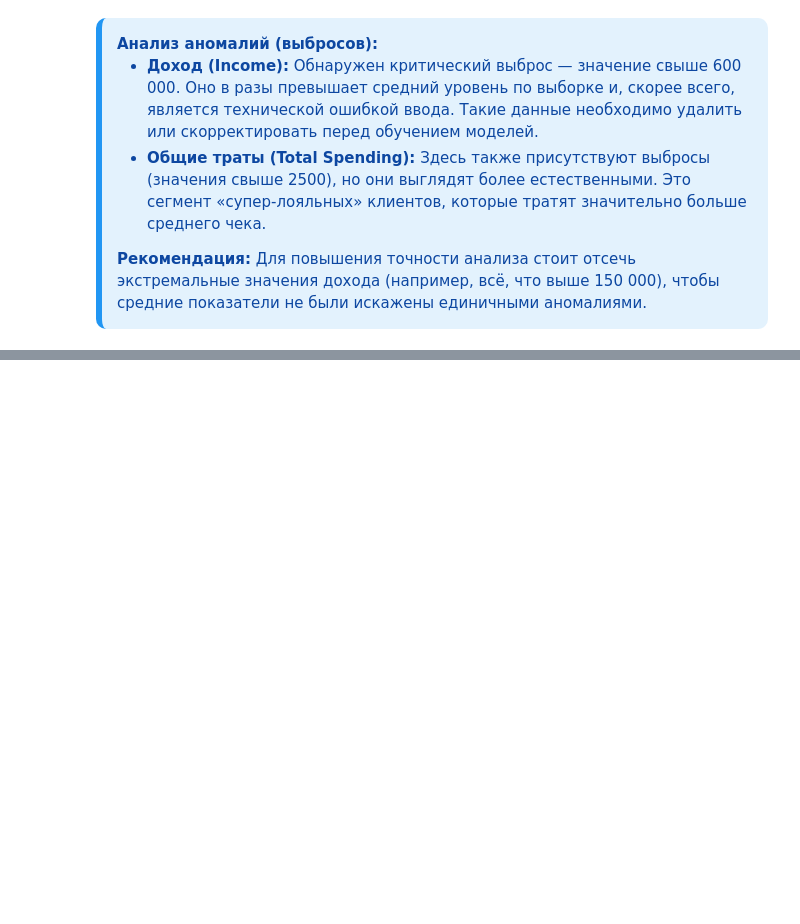
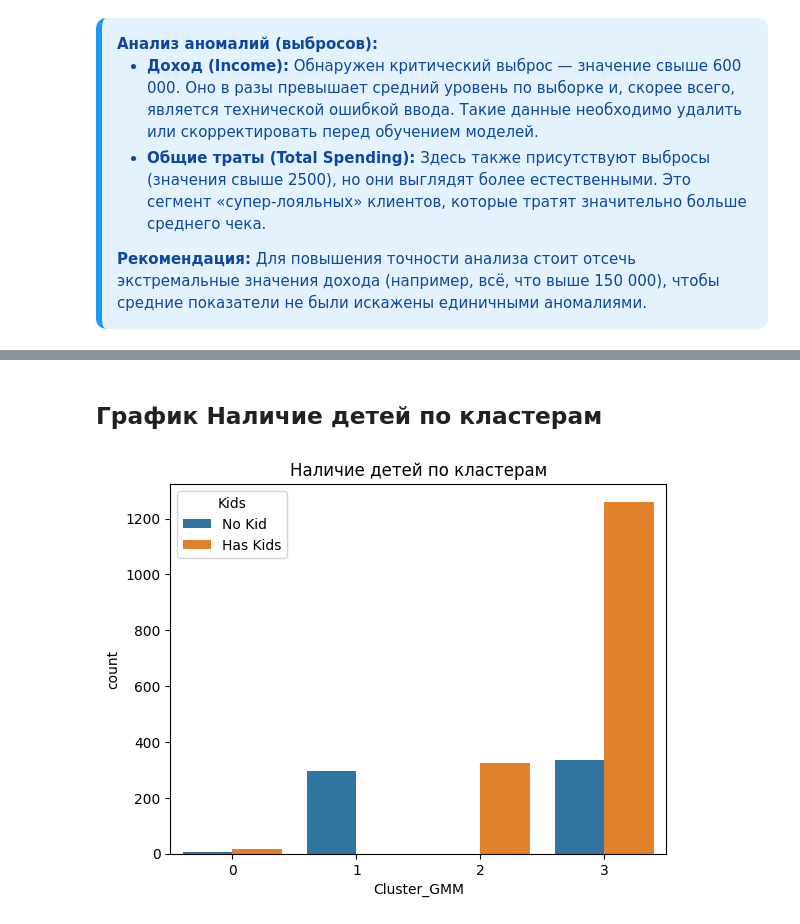
Before and after one commit to YaeKitsune13/MOIBD_coop_project, a Jupyter notebook: Customer_Personality_Analisis.ipynb, the cells around one changed output, grey strips where cells are left out. Drawn from its saved outputs; the diff is of its cells as text; code cells hidden in the pictures; blank space fills up the shorter version.

```diff
--- a/Customer_Personality_Analisis.ipynb
+++ b/Customer_Personality_Analisis.ipynb
@@ -864,0 +1017,9 @@ def count_outliers(series):
+# %% [markdown]
+## График Наличие детей по кластерам
+# %%
+
+sns.countplot(x='Cluster_GMM', hue='Kids', data=df)
+plt.title('Наличие детей по кластерам')
+plt.show()
+# %% [output]
+[figure, added]
```
Also changed, not shown: parts of 44 cells of this notebook.
